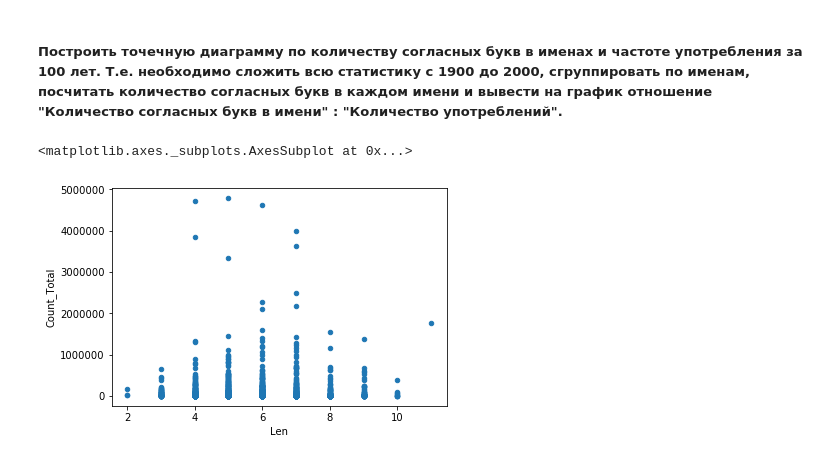
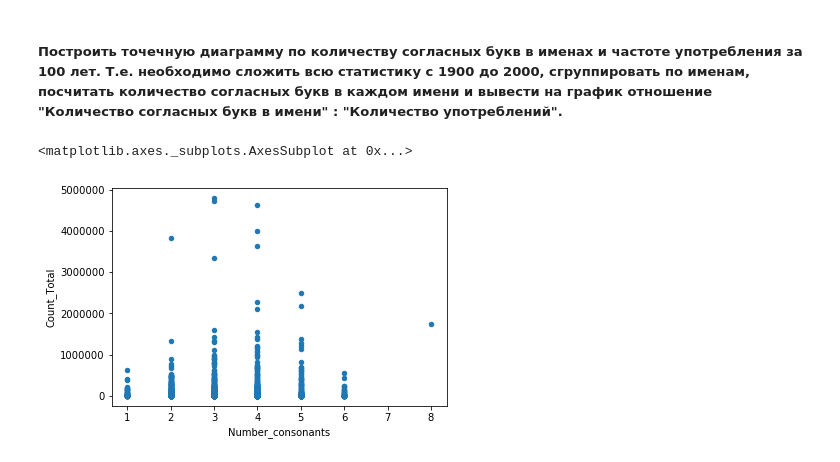
Before and after one commit to vlk83/py-3_task_4.2, a Jupyter notebook: us_names_years_visual.ipynb, the cells around one changed output. Saved outputs shown, nothing was run; the diff lists cells and outputs as text; code cells hidden in the pictures.

```diff
--- a/us_names_years_visual.ipynb
+++ b/us_names_years_visual.ipynb
@@ -42,21 +42,28 @@ df.plot(y='Count', kind='pie', legend=False)
 # %% [markdown]
 ##### Построить точечную диаграмму по количеству согласных букв в именах и частоте употребления за 100 лет. Т.е. необходимо сложить всю статистику с 1900 до 2000, сгруппировать по именам, посчитать количество согласных букв в каждом имени и вывести на график отношение "Количество согласных букв в имени" : "Количество употреблений".
 # %%
+def count_consonants(word):
+    consonants = 0
+    for letter in word:
+        if letter.lower() not in 'aeiouy':
+            consonants += 1
+    return consonants
+
 years = range(1900, 2001, 1)
 cols = ['Name','Gender', 'Count_' + str(years[0])]
 names_merge_years = pd.read_csv(PATH + 'yob' + str(years[0]) + '.txt', names=cols)
 names_merge_years['Count_Total'] = names_merge_years['Count_' + str(years[0])]
 names_merge_years = names_merge_years.drop(['Count_' + str(years[0])], axis=1)
 
 for year in years[1:]:
     cols = ['Name','Gender', 'Count_' + str(year)]
     names_year = pd.read_csv(PATH + 'yob' + str(year) + '.txt', names=cols)
     names_merge_years = pd.merge(names_merge_years, names_year, on=['Name', 'Gender'])
     names_merge_years['Count_Total'] = names_merge_years['Count_Total'] + names_merge_years['Count_' + str(year)]
     names_merge_years = names_merge_years.drop(['Count_' + str(year)], axis=1)
 
-names_merge_years['Len'] = names_merge_years.apply(lambda row: len(row.Name), axis=1)
-names_merge_years.plot.scatter(x='Len', y='Count_Total')
+names_merge_years['Number_consonants'] = names_merge_years.apply(lambda row: count_consonants(row.Name), axis=1)
+names_merge_years.plot.scatter(x='Number_consonants', y='Count_Total')
 # %% [output]
 <matplotlib.axes._subplots.AxesSubplot at 0x...>
-[figure, old version]
+[figure, new version]
```
